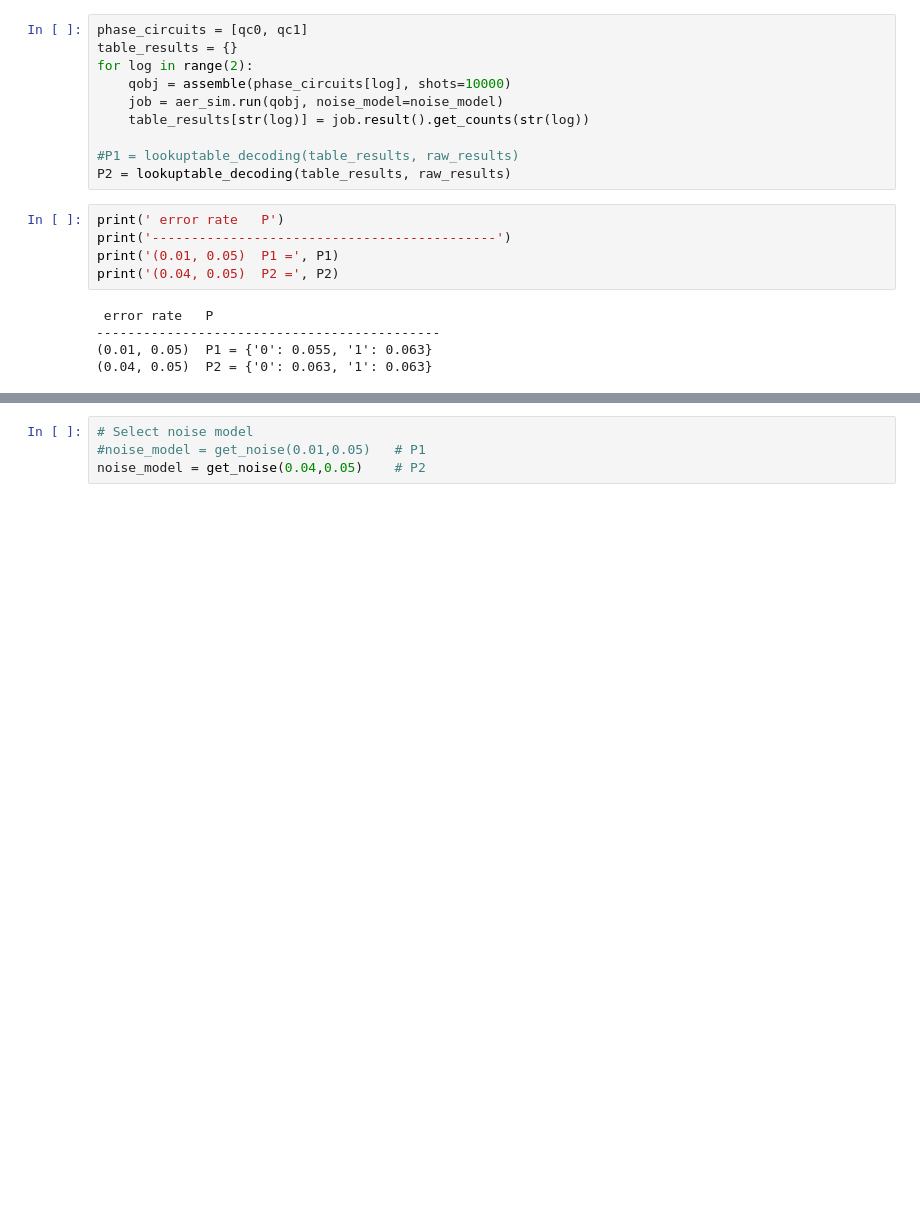
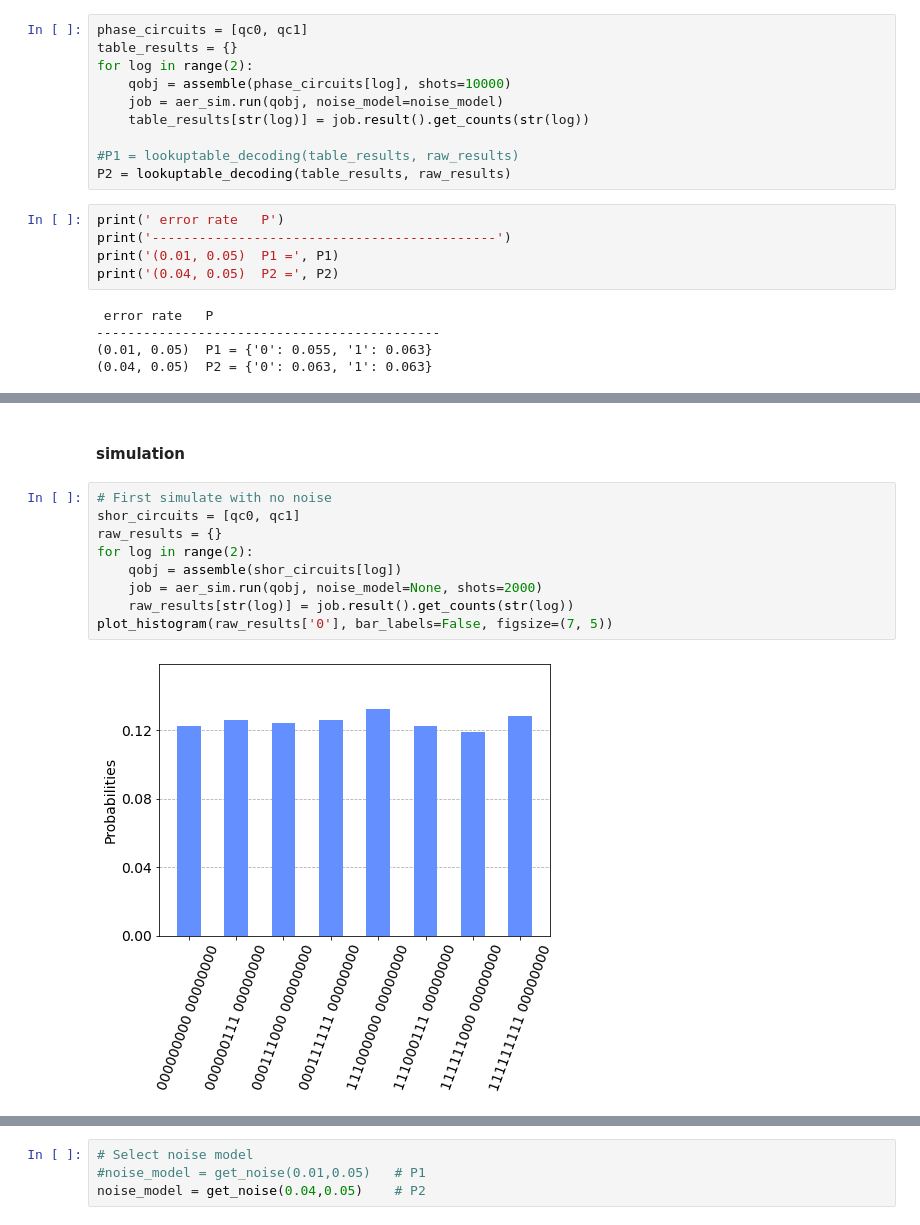
Before and after one commit to Jun7414/Quantum-Computing, a Jupyter notebook: Quantum Error Correction.ipynb, the cells around one changed output, grey strips where cells are left out. Cells and saved outputs as stored; diff of their text form; blank space fills up the shorter version.

```diff
--- a/Quantum Error Correction.ipynb
+++ b/Quantum Error Correction.ipynb
@@ -373,0 +485,13 @@ print('(0.04, 0.05)  P2 =', P2)
+# %% [markdown]
+#### simulation
+# %%
+# First simulate with no noise
+shor_circuits = [qc0, qc1]
+raw_results = {}
+for log in range(2):
+    qobj = assemble(shor_circuits[log])
+    job = aer_sim.run(qobj, noise_model=None, shots=2000)
+    raw_results[str(log)] = job.result().get_counts(str(log))
+plot_histogram(raw_results['0'], bar_labels=False, figsize=(7, 5))
+# %% [output]
+[figure, added]
```
Also changed, not shown: parts of 29 cells of this notebook.
